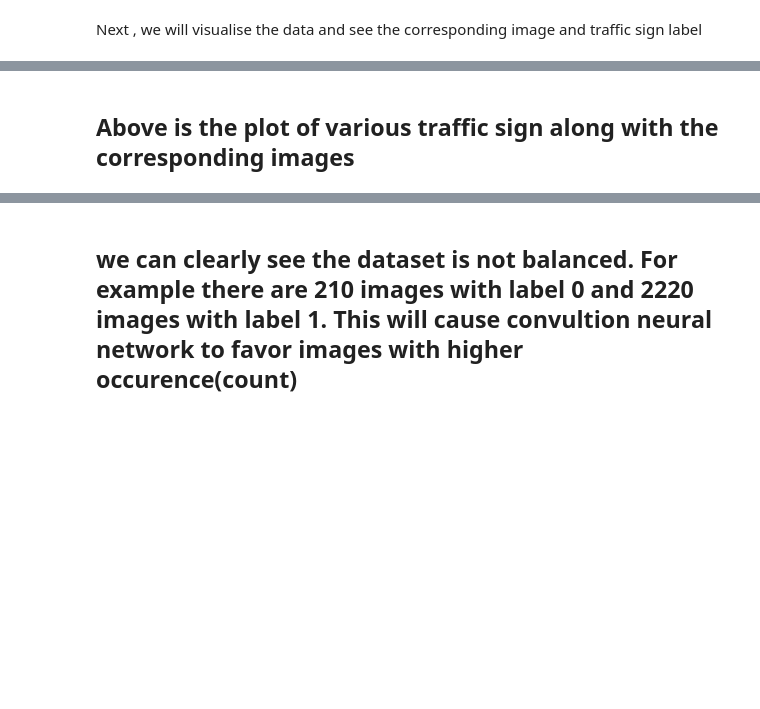
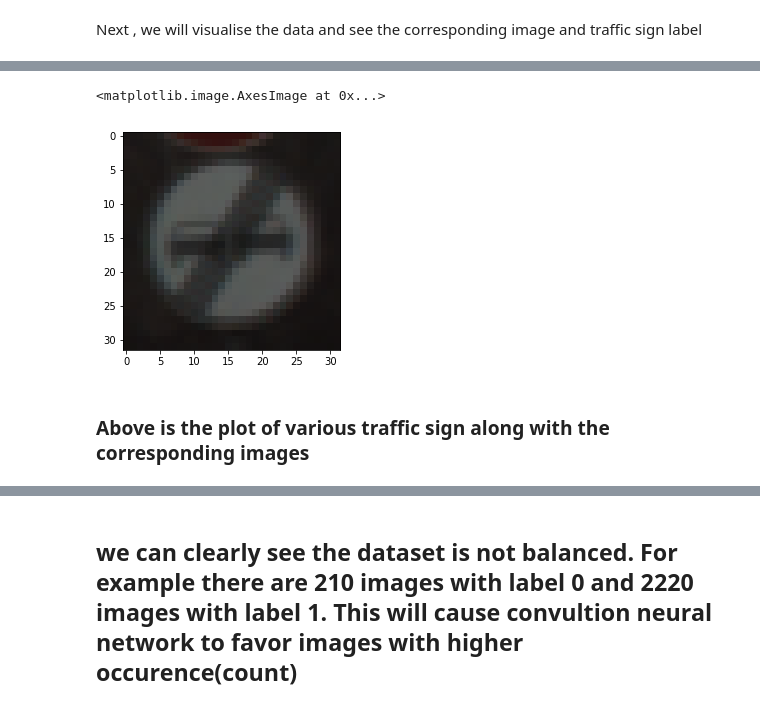
Before and after one commit to sookinoby/mxnet-ccn-samples, a Jupyter notebook: Cnn-mxnet.ipynb, the cells around one changed output, grey strips where cells are left out. Drawn from its saved outputs; the diff is of its cells as text; code cells hidden in the pictures; blank space fills up the shorter version.

```diff
--- a/Cnn-mxnet.ipynb
+++ b/Cnn-mxnet.ipynb
@@ -134,5 +140,10 @@ plot_images(selected_image,row=10,col=4,idx=idx)
+# %%
+plt.imshow(X_train[28])
+# %% [output]
+<matplotlib.image.AxesImage at 0x...>
+[figure, added]
 # %% [markdown]
-## Above is the plot of various traffic sign along with the corresponding images
+### Above is the plot of various traffic sign along with the corresponding images
 # %%
 #count the number of data associated with each label. We can the data is not evenly distributed across the label
 print(np.bincount(y_train))
```
Also changed, not shown: parts of 24 cells of this notebook, 6 other files.
